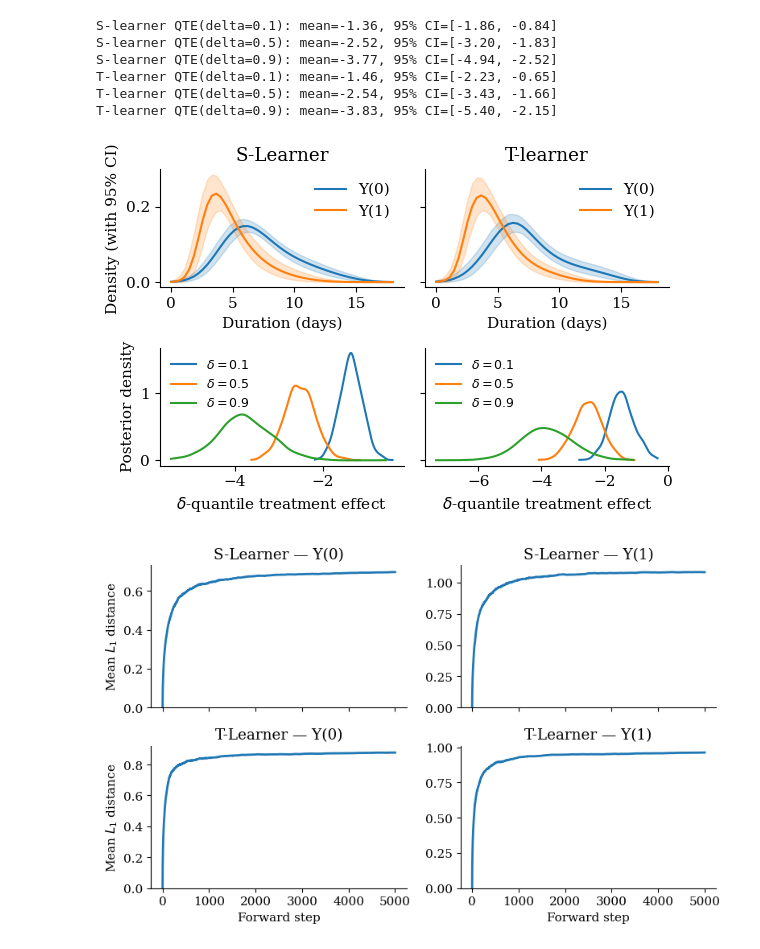
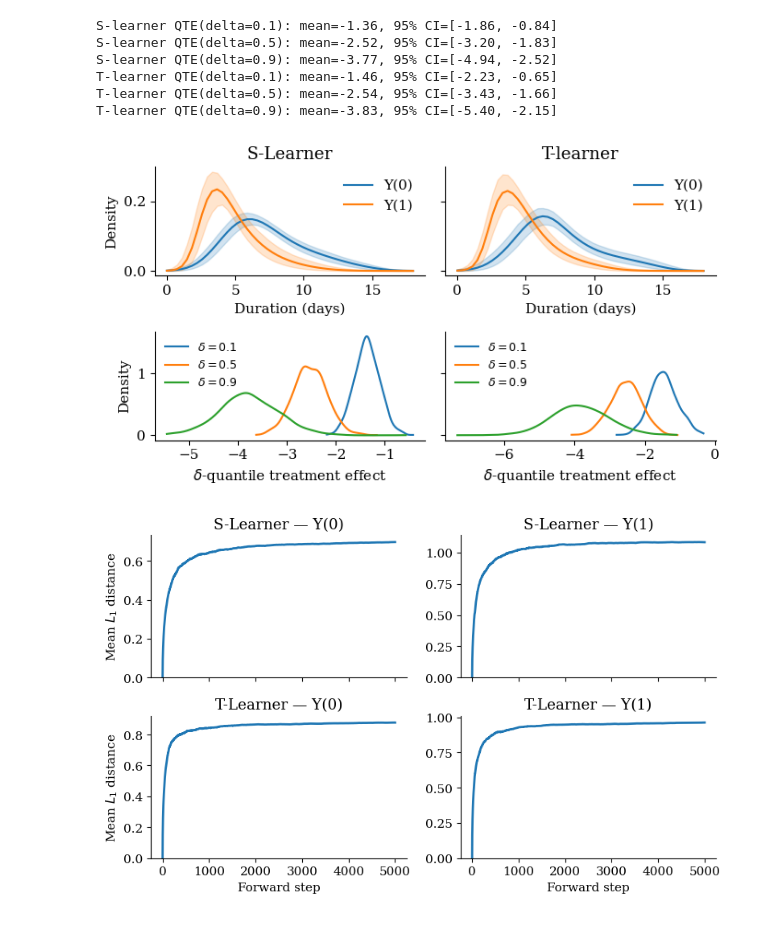
Before and after one commit to gregorsteiner/CausalMP, a Jupyter notebook: Real_Examples.ipynb, the cells around one changed output. Saved outputs shown, nothing was run; the diff lists cells and outputs as text; code cells hidden in the pictures.

Commit message:
Changed plot proportions

```diff
--- a/Real_Examples.ipynb
+++ b/Real_Examples.ipynb
@@ -85,7 +85,7 @@ T-learner QTE(delta=0.1): mean=-1.46, 95% CI=[-2.23, -0.65]
 T-learner QTE(delta=0.5): mean=-2.54, 95% CI=[-3.43, -1.66]
 T-learner QTE(delta=0.9): mean=-3.83, 95% CI=[-5.40, -2.15]
 # %%
-fig, axes = plt.subplots(2, 2, figsize=(6, 4), sharey='row')
+fig, axes = plt.subplots(2, 2, figsize=(7, 4), sharey='row')
 
 plt.rcParams.update({
     "font.family":      "serif",
@@ -104,36 +104,36 @@ ax.fill_between(y_grid_orig, res['x_0']['low'] / sig_y, res['x_0']['high'] / sig
 ax.plot(y_grid_orig, res['x_1']['mean'] / sig_y, label="Y(1)", color='tab:orange')
 ax.fill_between(y_grid_orig, res['x_1']['low'] / sig_y, res['x_1']['high'] / sig_y, color='tab:orange', alpha=0.2)
 ax.set_xlabel("Duration (days)")
-ax.set_ylabel("Density (with 95% CI)")
+ax.set_ylabel("Density")
 ax.set_title("S-Learner")
 ax.legend(frameon=False)
 
 # --- Panel 2: T-learner densities ---
 ax = axes[0, 1]
 ax.plot(y_grid_orig, res_t['x_0']['mean'] / sig_y, label="Y(0)", color='tab:blue')
 ax.fill_between(y_grid_orig, res_t['x_0']['low'] / sig_y, res_t['x_0']['high'] / sig_y, color='tab:blue', alpha=0.2)
 ax.plot(y_grid_orig, res_t['x_1']['mean'] / sig_y, label="Y(1)", color='tab:orange')
 ax.fill_between(y_grid_orig, res_t['x_1']['low'] / sig_y, res_t['x_1']['high'] / sig_y, color='tab:orange', alpha=0.2)
 ax.set_xlabel("Duration (days)")
 ax.set_title("T-learner")
 ax.legend(frameon=False)
 
 # --- Bottom row: quantile treatment effect posteriors ---
 delta_colors = ['tab:blue', 'tab:orange', 'tab:green']
 for ax, qte in [(axes[1, 0], qte_s), (axes[1, 1], qte_t)]:
     for k, delta in enumerate(deltas):
         kde = gaussian_kde(qte[:, k])
         grid = np.linspace(qte[:, k].min(), qte[:, k].max(), 200)
         ax.plot(grid, kde(grid), color=delta_colors[k], label=fr"$\delta={delta}$")
     ax.set_xlabel(r"$\delta$-quantile treatment effect")
     ax.legend(frameon=False, fontsize=9)
-axes[1, 0].set_ylabel("Posterior density")
+axes[1, 0].set_ylabel("Density")
 
 plt.tight_layout()
 plt.savefig('Figures/ZincExample.pdf', dpi=300, bbox_inches='tight')
 plt.show()
 # %% [output]
-[figure, old version]
+[figure, new version]
 # %%
 fig, axs = plt.subplots(2, 2, figsize=(8, 5), sharex=True)
 
```
Also changed, not shown: parts of 4 cells of this notebook, 3 other files.
